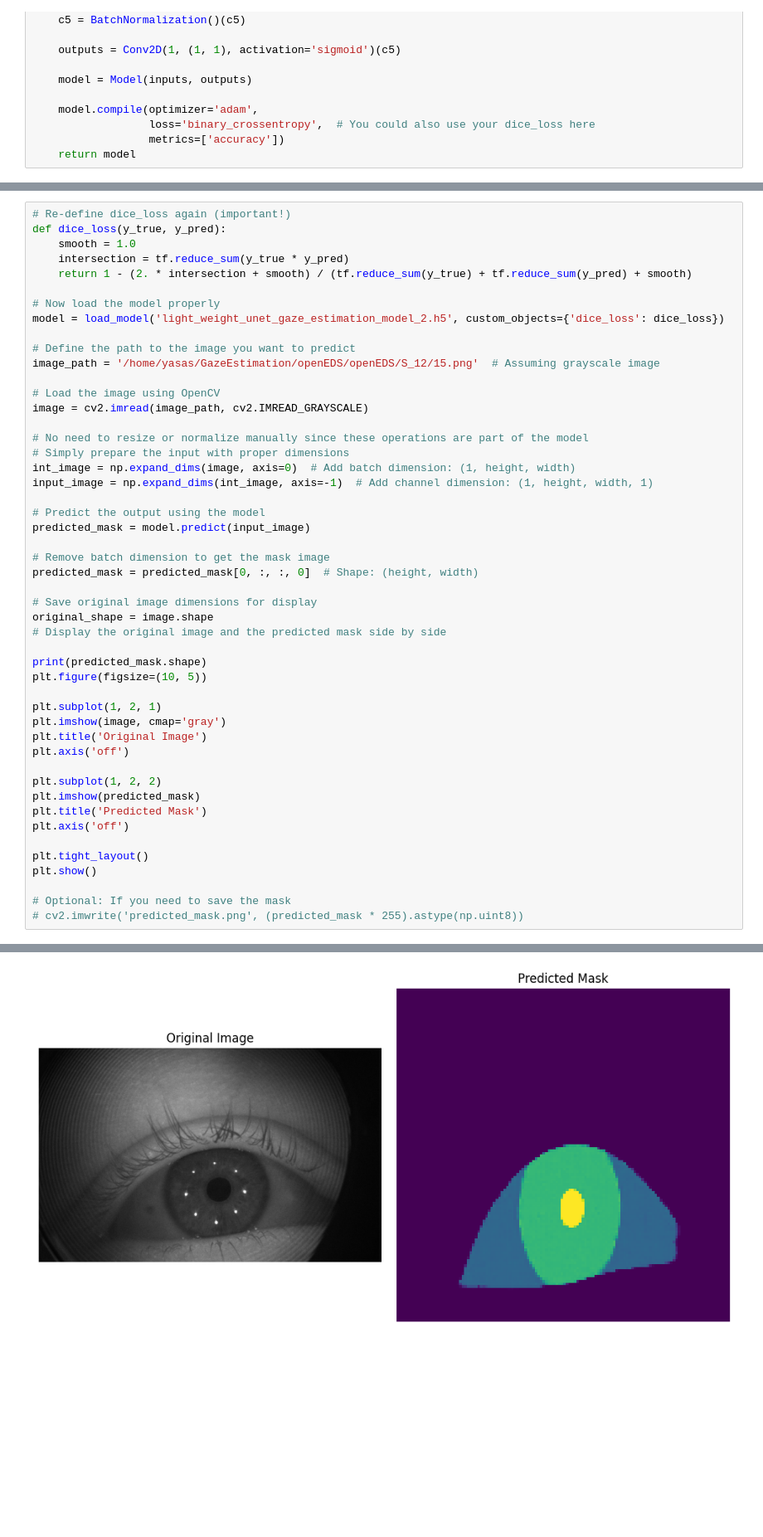
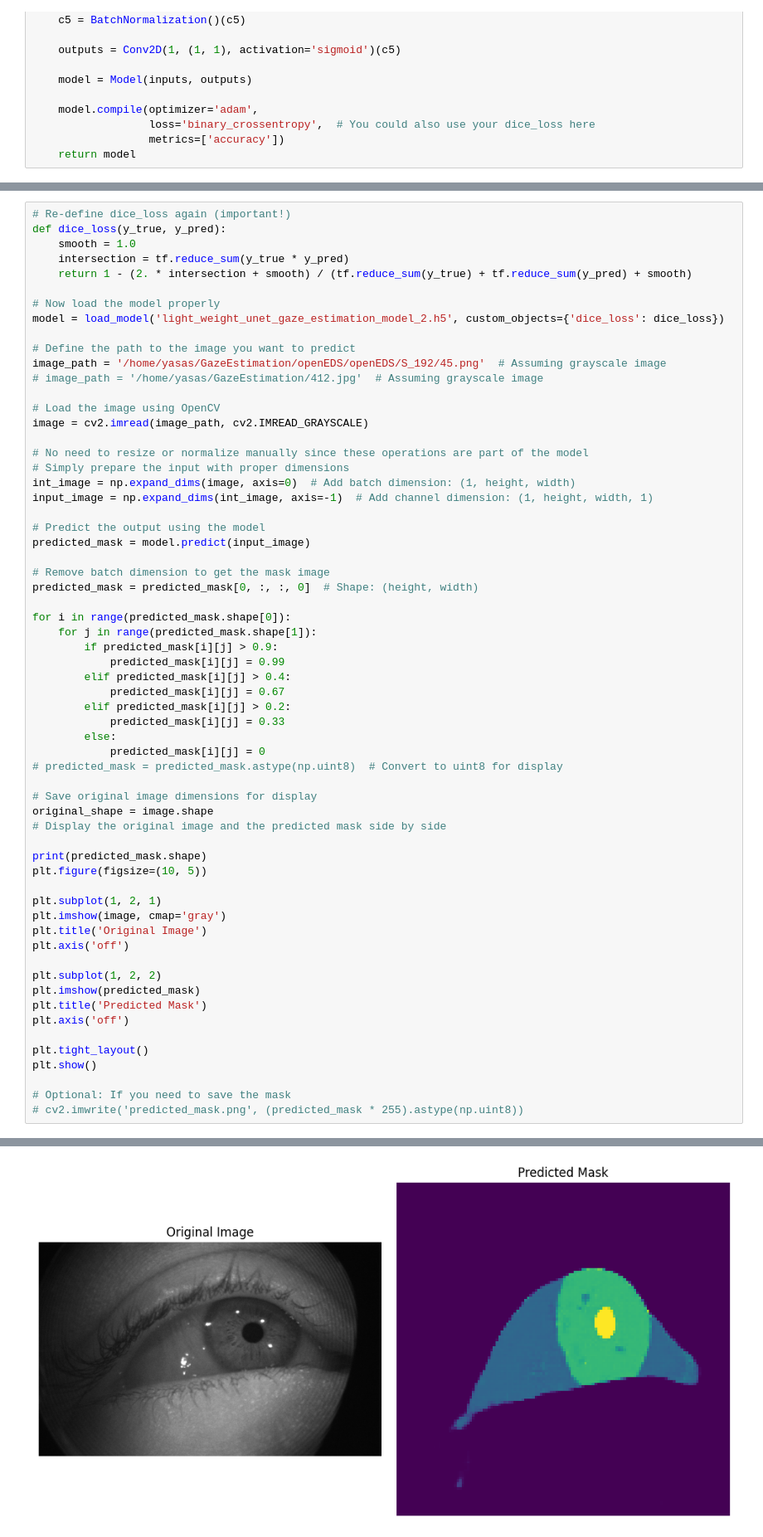
Before and after one commit to yasastharinda9511/GazeEstimation, a Jupyter notebook: gaze_estimation_resizing_and_normalization.ipynb, the cells around one changed output, grey strips where cells are left out. Shown: that part at 83% size. Saved outputs shown, nothing was run; the diff lists cells and outputs as text; blank space fills up the shorter version.

```diff
--- a/gaze_estimation_resizing_and_normalization.ipynb
+++ b/gaze_estimation_resizing_and_normalization.ipynb
@@ -214,7 +172,8 @@ def dice_loss(y_true, y_pred):
 model = load_model('light_weight_unet_gaze_estimation_model_2.h5', custom_objects={'dice_loss': dice_loss})
 
 # Define the path to the image you want to predict
-image_path = '/home/yasas/GazeEstimation/openEDS/openEDS/S_12/15.png'  # Assuming grayscale image
+image_path = '/home/yasas/GazeEstimation/openEDS/openEDS/S_192/45.png'  # Assuming grayscale image
+# image_path = '/home/yasas/GazeEstimation/412.jpg'  # Assuming grayscale image
 
 # Load the image using OpenCV
 image = cv2.imread(image_path, cv2.IMREAD_GRAYSCALE)
@@ -229,6 +188,18 @@ predicted_mask = model.predict(input_image)
 
 # Remove batch dimension to get the mask image
 predicted_mask = predicted_mask[0, :, :, 0]  # Shape: (height, width)
+
+for i in range(predicted_mask.shape[0]):
+    for j in range(predicted_mask.shape[1]):
+        if predicted_mask[i][j] > 0.9:
+            predicted_mask[i][j] = 0.99
+        elif predicted_mask[i][j] > 0.4:
+            predicted_mask[i][j] = 0.67
+        elif predicted_mask[i][j] > 0.2:
+            predicted_mask[i][j] = 0.33
+        else:
+            predicted_mask[i][j] = 0
+# predicted_mask = predicted_mask.astype(np.uint8)  # Convert to uint8 for display
 
 # Save original image dimensions for display
 original_shape = image.shape
@@ -259 +232 @@ WARNING:absl:Compiled the loaded model, but the compiled metrics have yet to be
-[figure, old version]
+[figure, new version]
```
Also changed, not shown: parts of 12 cells of this notebook, 6 other files.
